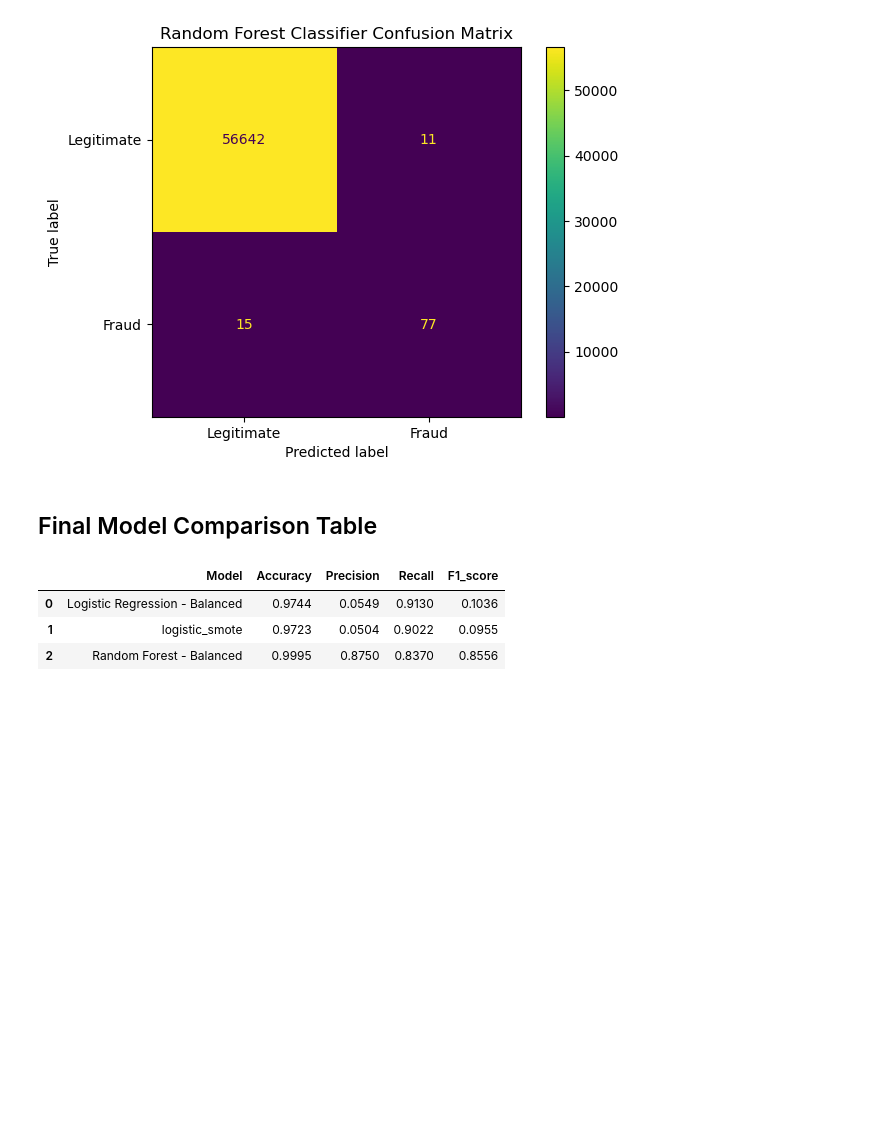
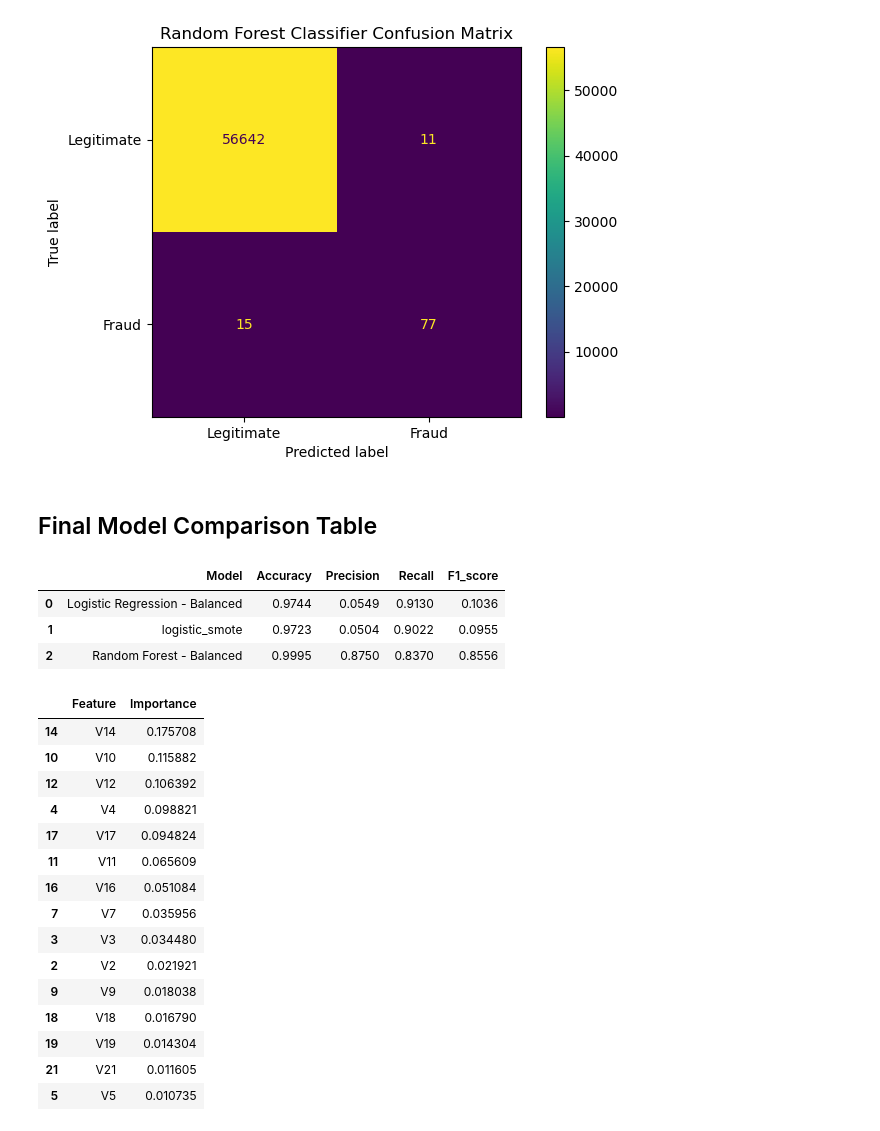
Before and after one commit to AadityaBajgain/Fraudguard, a Jupyter notebook: notebooks/02_experimentation.ipynb, the cells around one changed output. Drawn from its saved outputs; the diff is of its cells as text; code cells hidden in the pictures; blank space fills up the shorter version.

```diff
--- a/notebooks/02_experimentation.ipynb
+++ b/notebooks/02_experimentation.ipynb
@@ -381,3 +381,32 @@ display(final_report.round(4))
 | 0 | Logistic Regression - Balanced | 0.9744 | 0.0549 | 0.9130 | 0.1036 |
 | 1 | logistic_smote | 0.9723 | 0.0504 | 0.9022 | 0.0955 |
 | 2 | Random Forest - Balanced | 0.9995 | 0.8750 | 0.8370 | 0.8556 |
+# %%
+feature_importance = pd.DataFrame({
+    "Feature":X_train.columns,
+    "Importance":rf_model.feature_importances_
+})
+
+feature_importance = feature_importance.sort_values(
+    "Importance",
+    ascending=False
+)
+
+display(feature_importance.head(15))
+# %% [output]
+|  | Feature | Importance |
+| 14 | V14 | 0.175708 |
+| 10 | V10 | 0.115882 |
+| 12 | V12 | 0.106392 |
+| 4 | V4 | 0.098821 |
+| 17 | V17 | 0.094824 |
+| 11 | V11 | 0.065609 |
+| 16 | V16 | 0.051084 |
+| 7 | V7 | 0.035956 |
+| 3 | V3 | 0.034480 |
+| 2 | V2 | 0.021921 |
+| 9 | V9 | 0.018038 |
+| 18 | V18 | 0.016790 |
+| 19 | V19 | 0.014304 |
+| 21 | V21 | 0.011605 |
+| 5 | V5 | 0.010735 |
```
Also changed, not shown: parts of 5 cells of this notebook, 3 other files.
